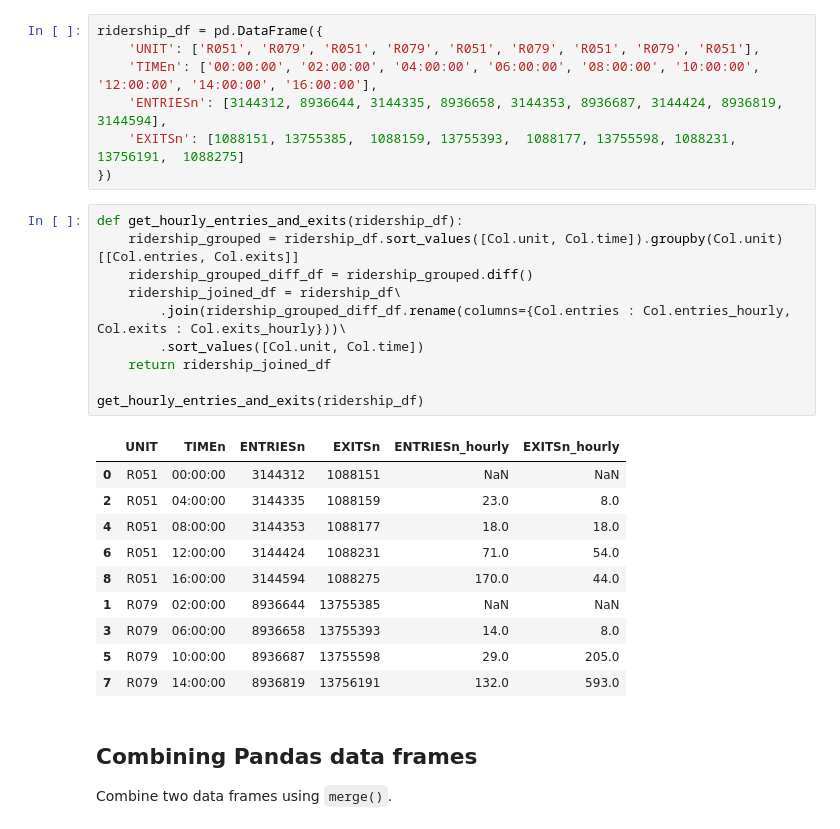
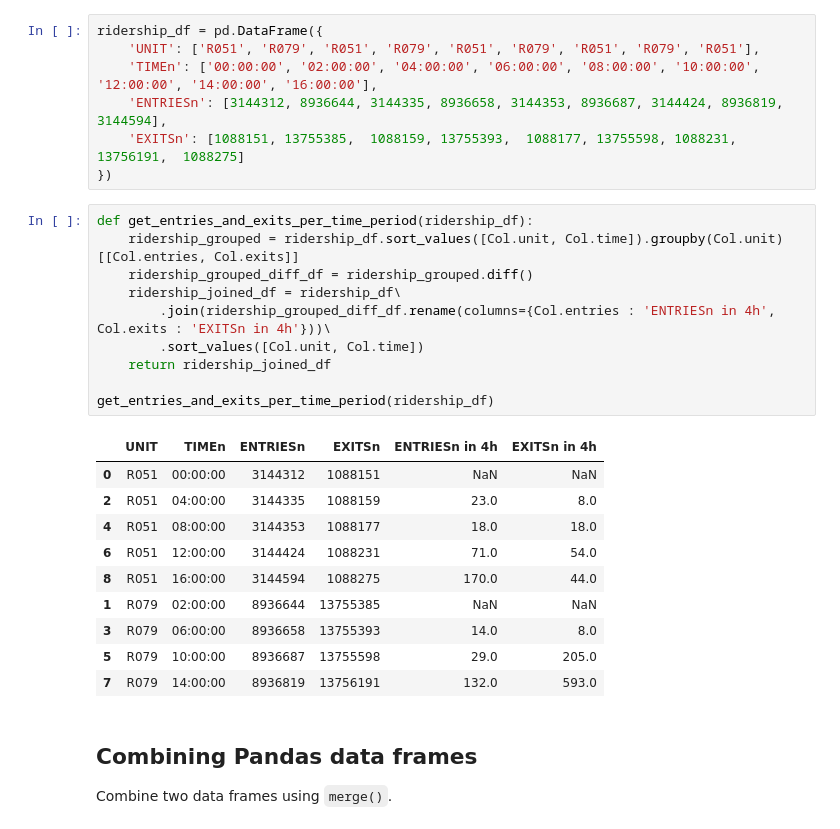
Before and after one commit to drdtr/udacity-intro-to-data-analysis, a Jupyter notebook: lessons/lesson3.ipynb, the cells around one changed output. Drawn from its saved outputs; the diff is of its cells as text.

```diff
--- a/lessons/lesson3.ipynb
+++ b/lessons/lesson3.ipynb
@@ -879,17 +861,17 @@ ridership_df = pd.DataFrame({
     'EXITSn': [1088151, 13755385,  1088159, 13755393,  1088177, 13755598, 1088231, 13756191,  1088275]
 })
 # %%
-def get_hourly_entries_and_exits(ridership_df):
+def get_entries_and_exits_per_time_period(ridership_df):
     ridership_grouped = ridership_df.sort_values([Col.unit, Col.time]).groupby(Col.unit)[[Col.entries, Col.exits]]
     ridership_grouped_diff_df = ridership_grouped.diff()
     ridership_joined_df = ridership_df\
-        .join(ridership_grouped_diff_df.rename(columns={Col.entries : Col.entries_hourly, Col.exits : Col.exits_hourly}))\
+        .join(ridership_grouped_diff_df.rename(columns={Col.entries : 'ENTRIESn in 4h', Col.exits : 'EXITSn in 4h'}))\
         .sort_values([Col.unit, Col.time])
     return ridership_joined_df
 
-get_hourly_entries_and_exits(ridership_df)
+get_entries_and_exits_per_time_period(ridership_df)
 # %% [output]
-|  | UNIT | TIMEn | ENTRIESn | EXITSn | ENTRIESn_hourly | EXITSn_hourly |
+|  | UNIT | TIMEn | ENTRIESn | EXITSn | ENTRIESn in 4h | EXITSn in 4h |
 | 0 | R051 | 00:00:00 | 3144312 | 1088151 | NaN | NaN |
 | 2 | R051 | 04:00:00 | 3144335 | 1088159 | 23.0 | 8.0 |
 | 4 | R051 | 08:00:00 | 3144353 | 1088177 | 18.0 | 18.0 |
```
Also changed, not shown: parts of 23 cells of this notebook.
